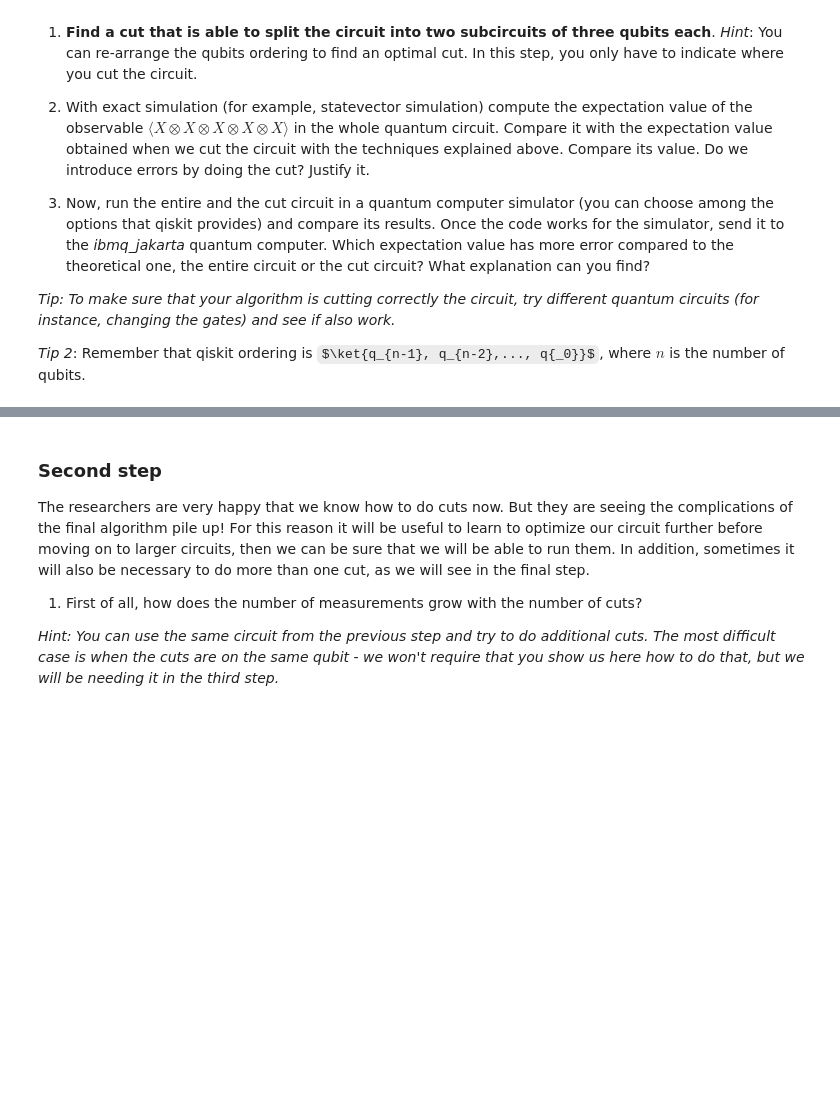
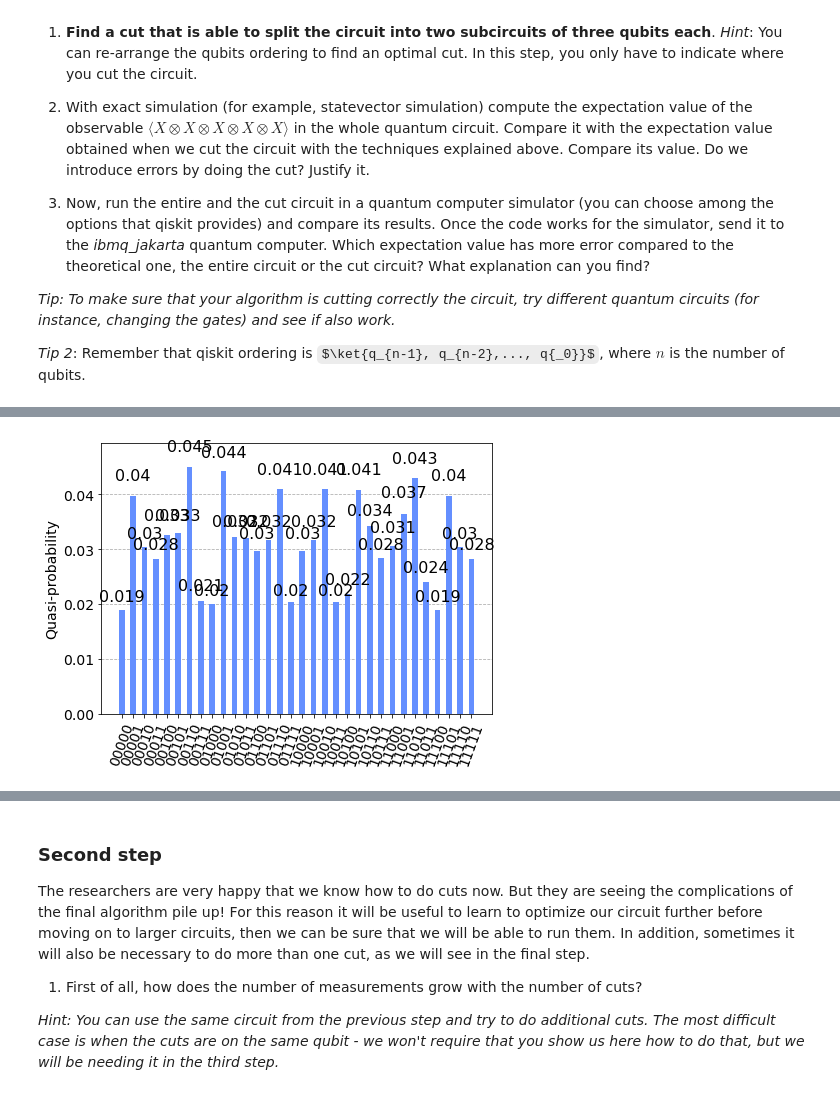
Before and after one commit to QuantumBarcelona/Qiskit-Hackathon-BCN, a Jupyter notebook: challenges/BSC_challenge.ipynb, the cells around one changed output, grey strips where cells are left out. Cells and saved outputs as stored; diff of their text form; code cells hidden in the pictures; some formulas as TeX source; blank space fills up the shorter version.

```diff
--- a/challenges/BSC_challenge.ipynb
+++ b/challenges/BSC_challenge.ipynb
@@ -161,0 +200,7 @@ circuit.draw(output="mpl")
+# %%
+job = execute(circuit, Aer.get_backend('statevector_simulator'))
+counts = job.result().get_counts()
+
+plot_histogram(counts)
+# %% [output]
+[figure, added]
```
Also changed, not shown: parts of 17 cells of this notebook.
